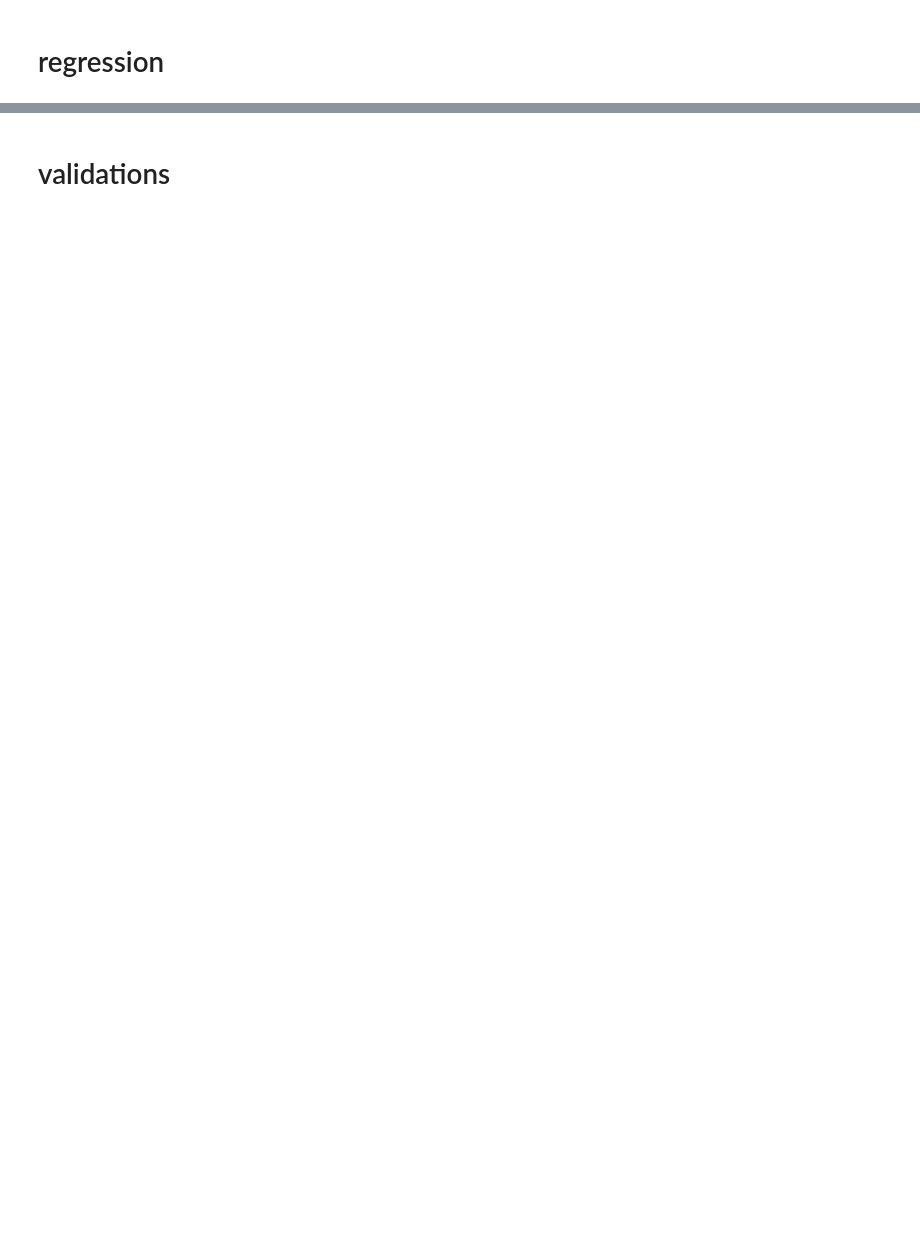
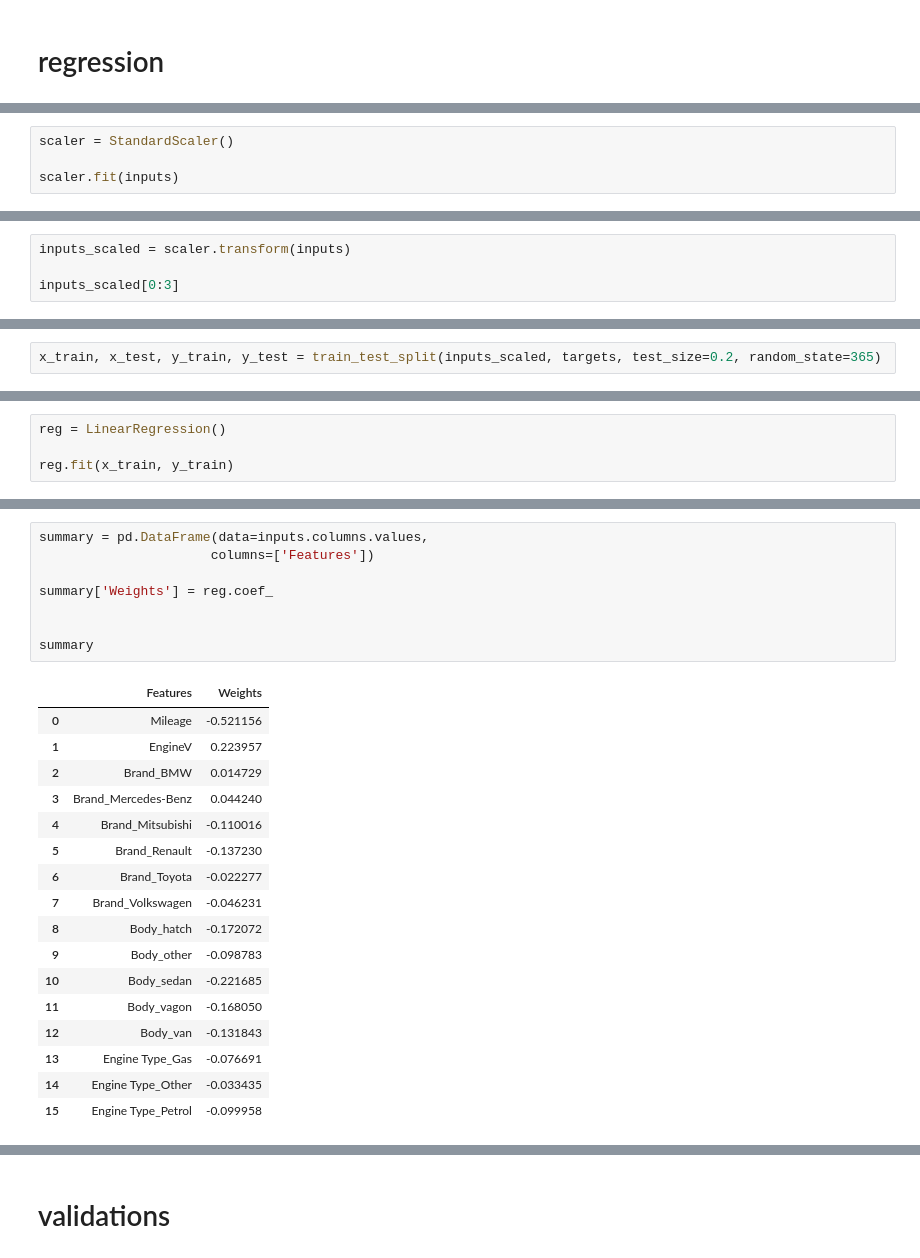
Before and after one commit to tansudasli/analytics-sandbox, a Jupyter notebook: car_sales_lineer_regression.ipynb, the cells around one changed output, grey strips where cells are left out. Drawn from its saved outputs; the diff is of its cells as text; blank space fills up the shorter version.

Commit message:
Training regression model

```diff
--- a/car_sales_lineer_regression.ipynb
+++ b/car_sales_lineer_regression.ipynb
@@ -413,0 +427,4 @@ vif
+# %%
+scaler = StandardScaler()
+
+scaler.fit(inputs)
@@ -413,0 +433,4 @@ vif
+# %%
+inputs_scaled = scaler.transform(inputs)
+
+inputs_scaled[0:3]
@@ -414 +454,3 @@ vif
+# %%
+x_train, x_test, y_train, y_test = train_test_split(inputs_scaled, targets, test_size=0.2, random_state=365)
 # %% [markdown]
@@ -415,0 +458,4 @@ vif
+# %%
+reg = LinearRegression()
+
+reg.fit(x_train, y_train)
@@ -415,0 +479,26 @@ vif
+# %%
+summary = pd.DataFrame(data=inputs.columns.values,
+                      columns=['Features'])
+
+summary['Weights'] = reg.coef_
+
+
+summary
+# %% [output]
+|  | Features | Weights |
+| 0 | Mileage | -0.521156 |
+| 1 | EngineV | 0.223957 |
+| 2 | Brand_BMW | 0.014729 |
+| 3 | Brand_Mercedes-Benz | 0.044240 |
+| 4 | Brand_Mitsubishi | -0.110016 |
+| 5 | Brand_Renault | -0.137230 |
+| 6 | Brand_Toyota | -0.022277 |
+| 7 | Brand_Volkswagen | -0.046231 |
+| 8 | Body_hatch | -0.172072 |
+| 9 | Body_other | -0.098783 |
+| 10 | Body_sedan | -0.221685 |
+| 11 | Body_vagon | -0.168050 |
+| 12 | Body_van | -0.131843 |
+| 13 | Engine Type_Gas | -0.076691 |
+| 14 | Engine Type_Other | -0.033435 |
+| 15 | Engine Type_Petrol | -0.099958 |
```
Also changed, not shown: parts of 18 cells of this notebook.
